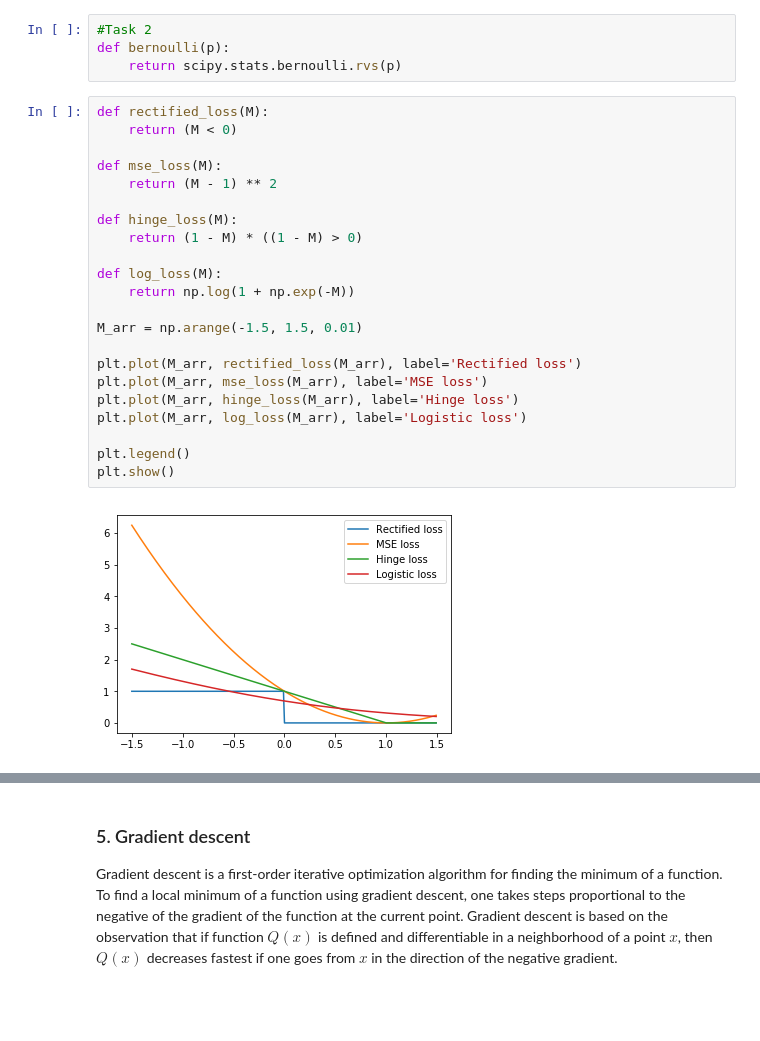
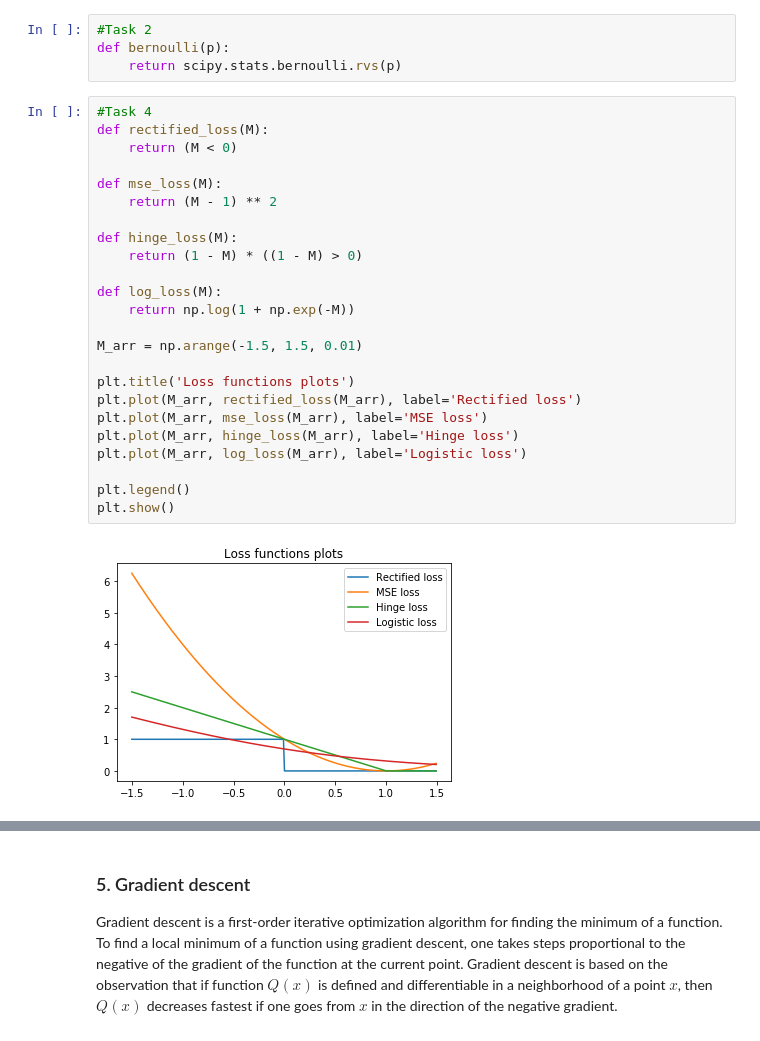
Before and after one commit to raccooncoder/Sonia, a Jupyter notebook: lab-1.ipynb, the cells around one changed output, grey strips where cells are left out. Cells and saved outputs as stored; diff of their text form; blank space fills up the shorter version.

```diff
--- a/lab-1.ipynb
+++ b/lab-1.ipynb
@@ -210,26 +210,28 @@ $$\ln \big( 1 + \exp(-yw^Tx) \big)$$
 def bernoulli(p):
     return scipy.stats.bernoulli.rvs(p)
 # %%
+#Task 4
 def rectified_loss(M):
     return (M < 0)
 
 def mse_loss(M):
     return (M - 1) ** 2
 
 def hinge_loss(M):
     return (1 - M) * ((1 - M) > 0)
 
 def log_loss(M):
     return np.log(1 + np.exp(-M))
 
 M_arr = np.arange(-1.5, 1.5, 0.01)
 
+plt.title('Loss functions plots')
 plt.plot(M_arr, rectified_loss(M_arr), label='Rectified loss')
 plt.plot(M_arr, mse_loss(M_arr), label='MSE loss')
 plt.plot(M_arr, hinge_loss(M_arr), label='Hinge loss')
 plt.plot(M_arr, log_loss(M_arr), label='Logistic loss')
 
 plt.legend()
 plt.show()
 # %% [output]
-[figure, old version]
+[figure, new version]
```
Also changed, not shown: parts of 3 cells of this notebook.
